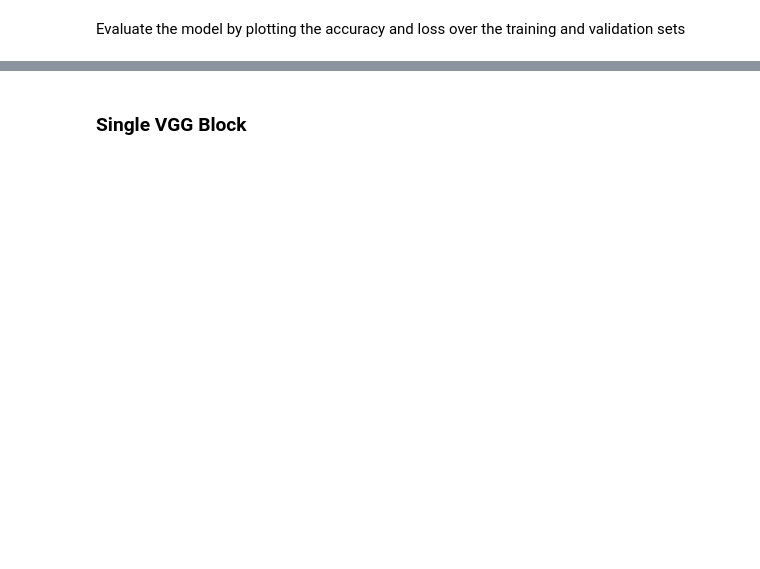
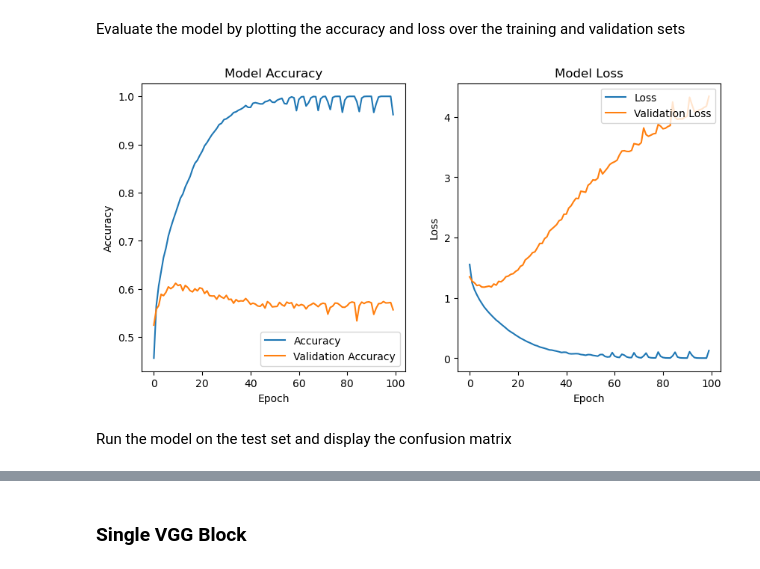
Before and after one commit to camwhite18/ml-model-comparison, a Jupyter notebook: cnn.ipynb, the cells around one changed output, grey strips where cells are left out. Drawn from its saved outputs; the diff is of its cells as text; code cells hidden in the pictures; blank space fills up the shorter version.

```diff
--- a/cnn.ipynb
+++ b/cnn.ipynb
@@ -111,19 +125,19 @@ Start by using:
 - Adam optimiser (as it is a good default choice)
 - Sparse categorical cross-entropy loss function (as the labels are integers and this is a good choice according to [the documentation](https://keras.io/api/losses/probabilistic_losses/#sparsecategoricalcrossentropy-class))
 # %%
-def single_layer_model():
-    model = Sequential([
-        Flatten(input_shape=(32, 32, 3)),
-        Dense(10, activation='softmax')
-    ])
-    model.compile(optimizer='adam',
-              loss='sparse_categorical_crossentropy',
-              metrics=['accuracy'])
-    return model
+single_layer_model = Sequential([
+    Conv2D(32, (3, 3), activation='relu', input_shape=(32, 32, 3)),
+    Flatten(),
+    Dense(10, activation='softmax')
+])
+single_layer_model.compile(optimizer='adam',
+                           loss='sparse_categorical_crossentropy',
+                           metrics=['accuracy']
+                           )
 # %% [markdown]
 Train the model for 100 epochs with a batch size of 64 on the training data and evaluate the model on the validation data
 # %%
-single_layer_model = single_layer_model()
-history = single_layer_model.fit(x_train, y_train, batch_size=64, epochs=100, validation_data=(x_test, y_test))
+single_layer_model_history = single_layer_model.fit(x_train, y_train, batch_size=64, epochs=100,
+                                                    validation_data=(x_val, y_val))
 # %% [output]
 Epoch 1/100
@@ -146,2 +160,8 @@ Epoch 100/100
 # %% [markdown]
 Evaluate the model by plotting the accuracy and loss over the training and validation sets
+# %%
+plot_training_accuracy_loss(single_layer_model_history)
+# %% [output]
+[figure, added]
+# %% [markdown]
+Run the model on the test set and display the confusion matrix
```
Also changed, not shown: parts of 64 cells of this notebook.
